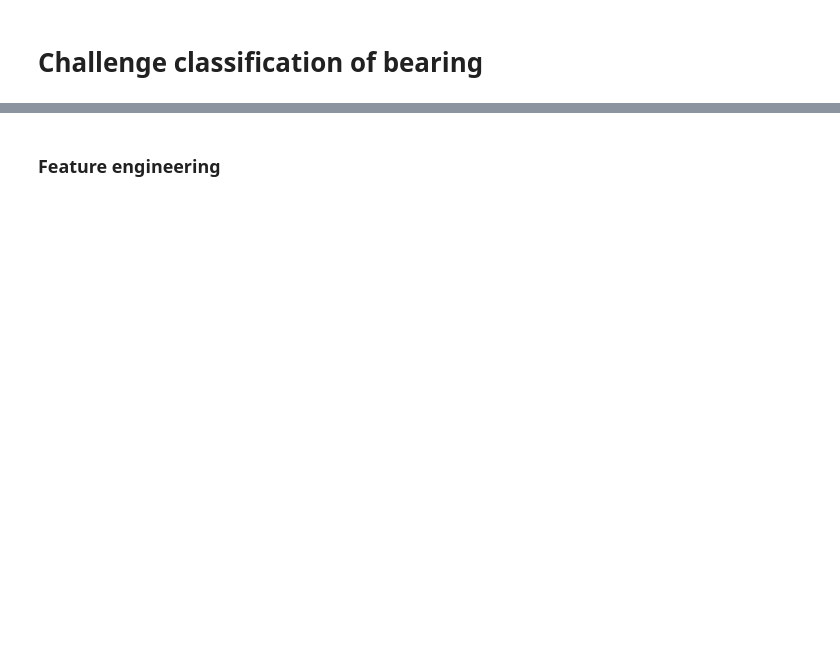
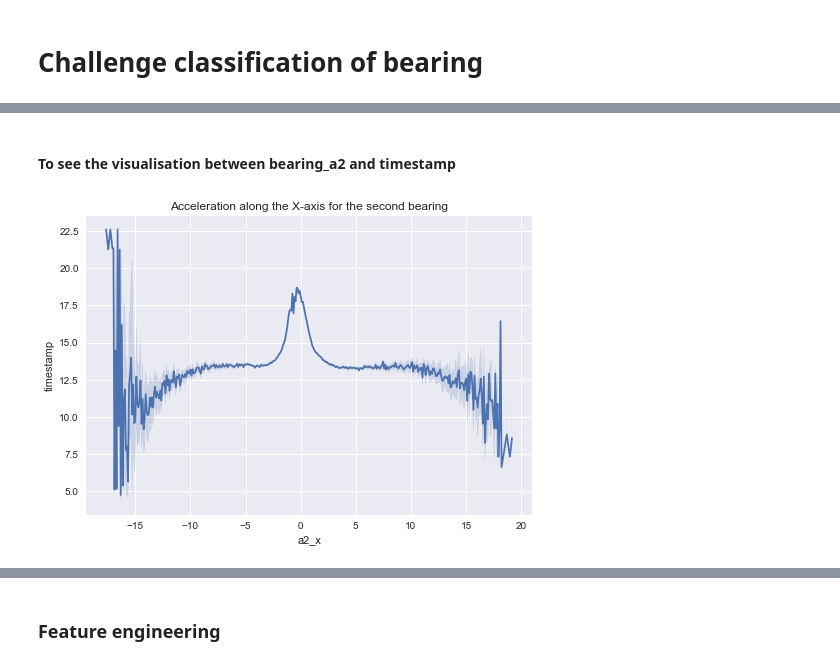
Before and after one commit to JayeshItaliya86/challenge-classification, a Jupyter notebook: bearing_challenge_classification.ipynb, the cells around one changed output, grey strips where cells are left out. Cells and saved outputs as stored; diff of their text form; code cells hidden in the pictures; blank space fills up the shorter version.

```diff
--- a/bearing_challenge_classification.ipynb
+++ b/bearing_challenge_classification.ipynb
@@ -36,0 +108,9 @@ origin_set = pd.read_csv("assets/bearing_signals.csv", skipinitialspace=True)
+# %% [markdown]
+#### To see the visualisation between bearing_a2 and timestamp
+# %%
+# To see the acceleration along the X-axis for the second bearing and timestamp
+sns.lineplot(data = origin_set, x='a2_x', y='timestamp')
+plt.title('Acceleration along the X-axis for the second bearing')
+plt.show()
+# %% [output]
+[figure, added]
```
Also changed, not shown: parts of 44 cells of this notebook.
